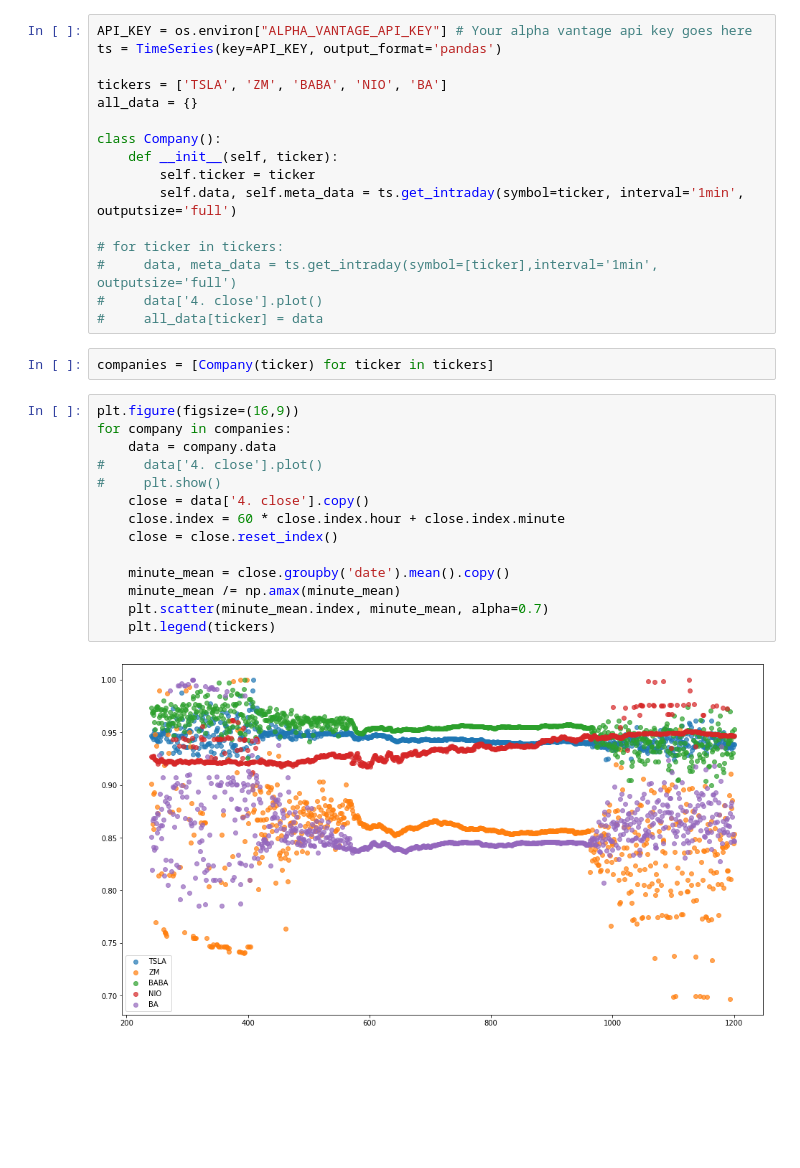
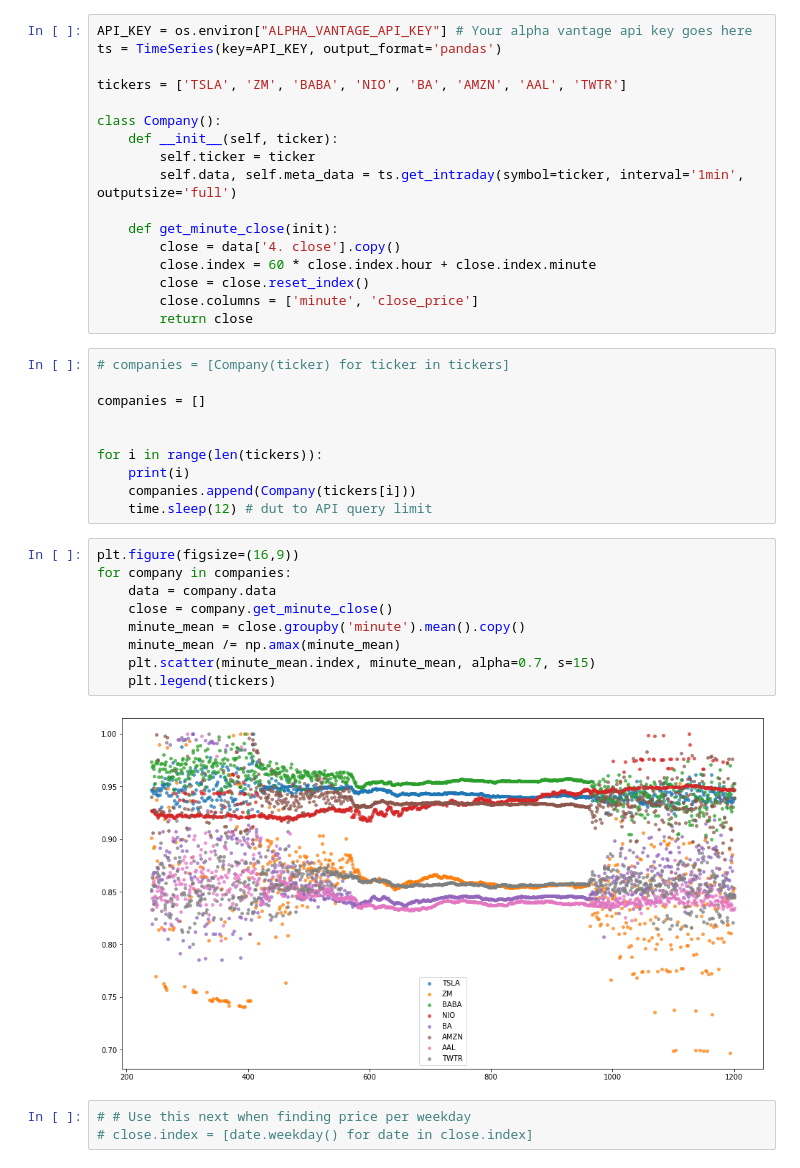
Before and after one commit to jorislimonier/stock_market_minute_price, a Jupyter notebook: best_day.ipynb, the cells around one changed output. Drawn from its saved outputs; the diff is of its cells as text; blank space fills up the shorter version.

Commit message:
Minutes analysis satisfactory

```diff
--- a/best_day.ipynb
+++ b/best_day.ipynb
@@ -10,33 +11,40 @@ import matplotlib.pyplot as plt
 API_KEY = os.environ["ALPHA_VANTAGE_API_KEY"] # Your alpha vantage api key goes here
 ts = TimeSeries(key=API_KEY, output_format='pandas')
 
-tickers = ['TSLA', 'ZM', 'BABA', 'NIO', 'BA']
-all_data = {}
+tickers = ['TSLA', 'ZM', 'BABA', 'NIO', 'BA', 'AMZN', 'AAL', 'TWTR']
 
 class Company():
     def __init__(self, ticker):
         self.ticker = ticker
         self.data, self.meta_data = ts.get_intraday(symbol=ticker, interval='1min', outputsize='full')
 
-# for ticker in tickers:
-#     data, meta_data = ts.get_intraday(symbol=[ticker],interval='1min', outputsize='full')
-#     data['4. close'].plot()
-#     all_data[ticker] = data
+    def get_minute_close(init):
+        close = data['4. close'].copy()
+        close.index = 60 * close.index.hour + close.index.minute
+        close = close.reset_index()
+        close.columns = ['minute', 'close_price']
+        return close
-# %%
-companies = [Company(ticker) for ticker in tickers]
+# %%
+# companies = [Company(ticker) for ticker in tickers]
+
+companies = []
+
+
+for i in range(len(tickers)):
+    print(i)
+    companies.append(Company(tickers[i]))
+    time.sleep(12) # dut to API query limit
 # %%
 plt.figure(figsize=(16,9))
 for company in companies:
     data = company.data
-#     data['4. close'].plot()
-#     plt.show()
-    close = data['4. close'].copy()
-    close.index = 60 * close.index.hour + close.index.minute
-    close = close.reset_index()
-
-    minute_mean = close.groupby('date').mean().copy()
+    close = company.get_minute_close()
+    minute_mean = close.groupby('minute').mean().copy()
     minute_mean /= np.amax(minute_mean)
-    plt.scatter(minute_mean.index, minute_mean, alpha=0.7)
+    plt.scatter(minute_mean.index, minute_mean, alpha=0.7, s=15)
     plt.legend(tickers)
 # %% [output]
-[figure, old version]
+[figure, new version]
+# %%
+# # Use this next when finding price per weekday
+# close.index = [date.weekday() for date in close.index]
```
Also changed, not shown: parts of 1 cell of this notebook.
